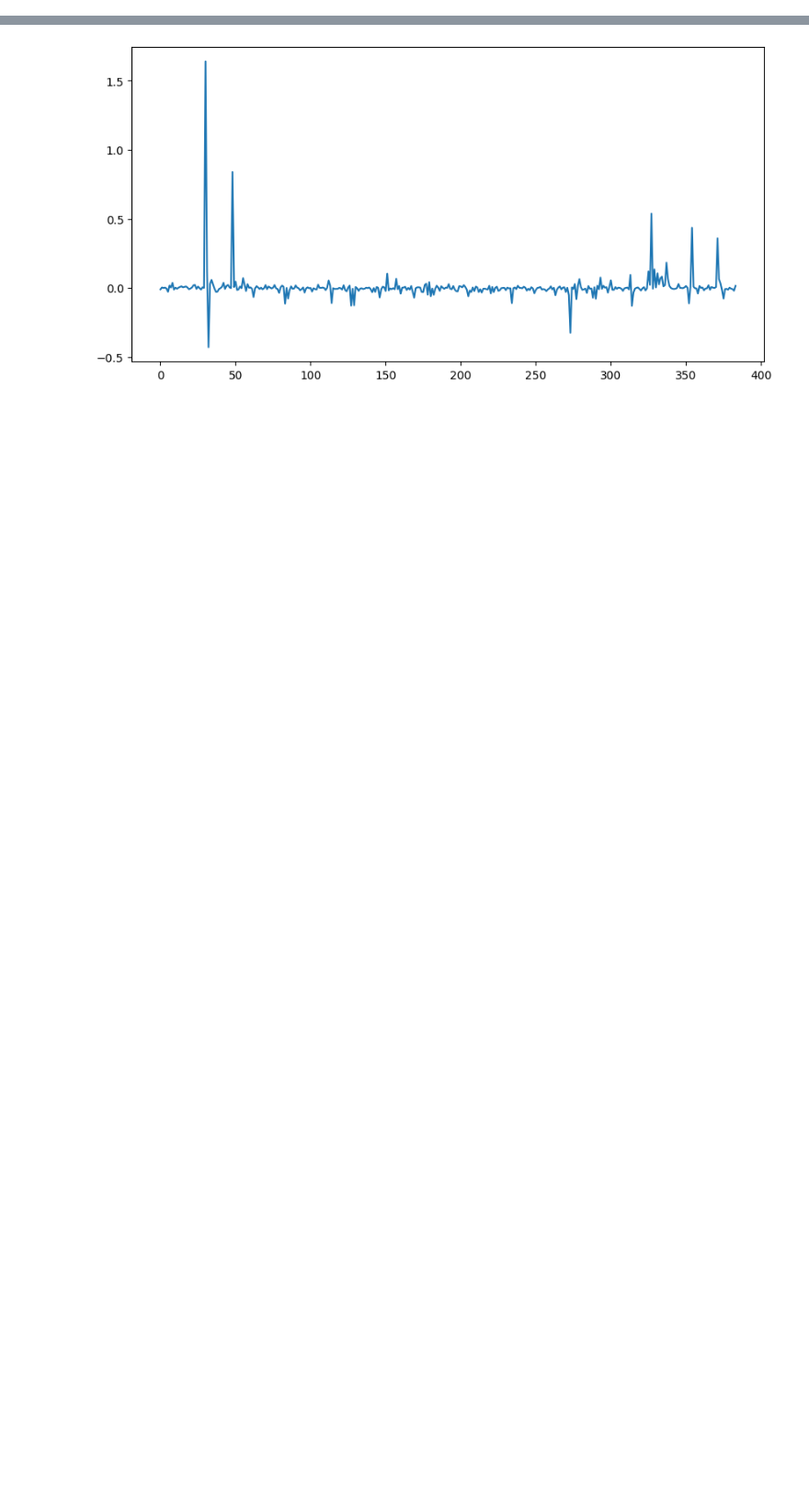
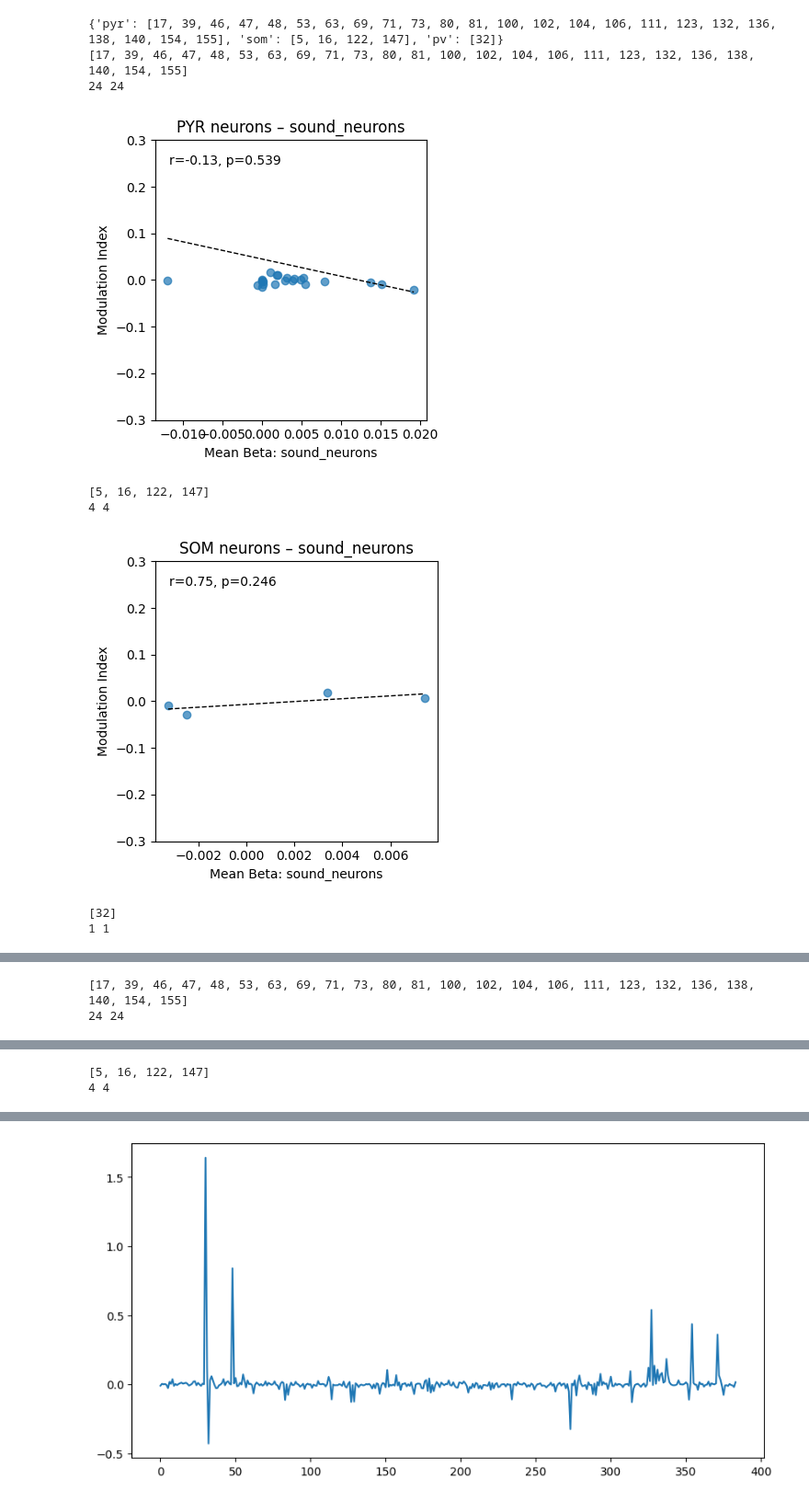
Before and after one commit to constanzabassi/GLM-analysis, a Jupyter notebook: notebooks/quick_glm_model_comparison.ipynb, the cells around one changed output, grey strips where cells are left out. Shown at 92% size. Saved outputs shown, nothing was run; the diff lists cells and outputs as text; code cells hidden in the pictures; blank space fills up the shorter version.

```diff
--- a/notebooks/quick_glm_model_comparison.ipynb
+++ b/notebooks/quick_glm_model_comparison.ipynb
@@ -298,3 +354,64 @@ def scatter_beta_vs_modindex(
     plt.show()
 
     return betas_plot, mod_index_plot
+# %%
+def split_neuron_indices_by_cell_type(cell_types, neuron_indices_model):
+    cell_types = np.array(cell_types)
+    neuron_indices_model = np.array(neuron_indices_model)
+    pyr_indices = neuron_indices_model[cell_types[neuron_indices_model] == 0].tolist()
+    som_indices = neuron_indices_model[cell_types[neuron_indices_model] == 1].tolist()
+    pv_indices = neuron_indices_model[cell_types[neuron_indices_model] == 2].tolist()
+    return {
+        'pyr': pyr_indices,
+        'som': som_indices,
+        'pv': pv_indices
+    }
+# Assume you already have:
+# - model_output_all
+# - mod_index
+# - cell_types (0 = pyr, 1 = som, 2 = pv)
+# - neuron_indices_model (model-trained neuron indices)
+# - opto_neurons and sound_neurons (used in predictor_groups)
+# First, split neuron indices by cell type
+cell_type_indices = split_neuron_indices_by_cell_type(celltype_array, sound_neurons[mouse_id][0].tolist())
+print(cell_type_indices)
+# Define predictor groups if not already defined
+predictor_groups = {
+    'left_turn': range(2, 6),
+    'right_turn': range(41, 45),
+    'sound_-90': range(140, 146),
+    'sound_90': range(146, 152),
+    'highlighted': range(176, 182),
+    'opto_neurons': [n + 182 for n in  opto_neurons[mouse_id][0].tolist()],
+    'sound_neurons': [n + 182 for n in  sound_neurons[mouse_id][0].tolist()]
+}
+# Plot for each group and cell type
+for group_name in ['sound_neurons', 'opto_neurons']:
+    cell_type_indices = split_neuron_indices_by_cell_type(celltype_array,  sound_neurons[mouse_id][0].tolist())
+    for cell_type in ['pyr', 'som', 'pv']:
+        indices = cell_type_indices[cell_type]
+        print(indices)
+        xlabel = f'Mean Beta: {group_name}'
+        title = f'{cell_type.upper()} neurons – {group_name}'
+        scatter_beta_vs_modindex(
+            model_output_all=model_output_all,
+            group_name=group_name,
+            mod_index=mod_index[8][0],  # or mod_index.flatten()
+            neuron_indices=indices,
+            predictor_groups=predictor_groups,
+            xlabel=xlabel,
+            ylabel='Modulation Index',
+            title=title,
+            color='tab:blue',
+            ylim=(-0.3, 0.3)  # optional, adjust as needed
+        )
+# %% [output]
+{'pyr': [17, 39, 46, 47, 48, 53, 63, 69, 71, 73, 80, 81, 100, 102, 104, 106, 111, 123, 132, 136, 138, 140, 154, 155], 'som': [5, 16, 122, 147], 'pv': [32]}
+[17, 39, 46, 47, 48, 53, 63, 69, 71, 73, 80, 81, 100, 102, 104, 106, 111, 123, 132, 136, 138, 140, 154, 155]
+24 24
+[figure, added]
+[5, 16, 122, 147]
+4 4
+[figure, added]
+[32]
+1 1
@@ -300,0 +419,2 @@ def scatter_beta_vs_modindex(
+[17, 39, 46, 47, 48, 53, 63, 69, 71, 73, 80, 81, 100, 102, 104, 106, 111, 123, 132, 136, 138, 140, 154, 155]
+24 24
@@ -300,0 +422,2 @@ def scatter_beta_vs_modindex(
+[5, 16, 122, 147]
+4 4
```
Also changed, not shown: parts of 14 cells of this notebook, 3 other files.
